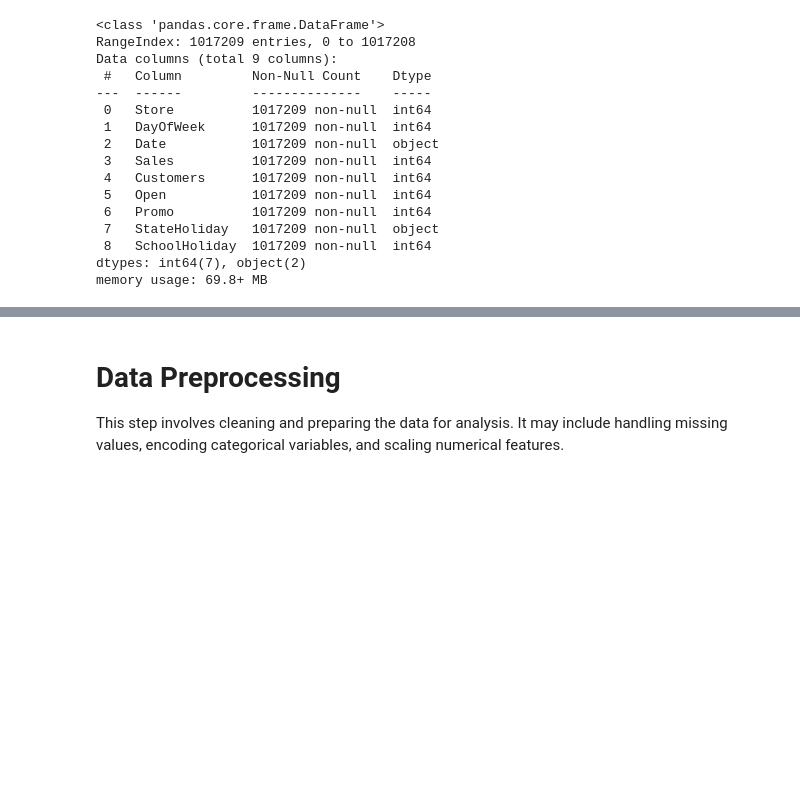
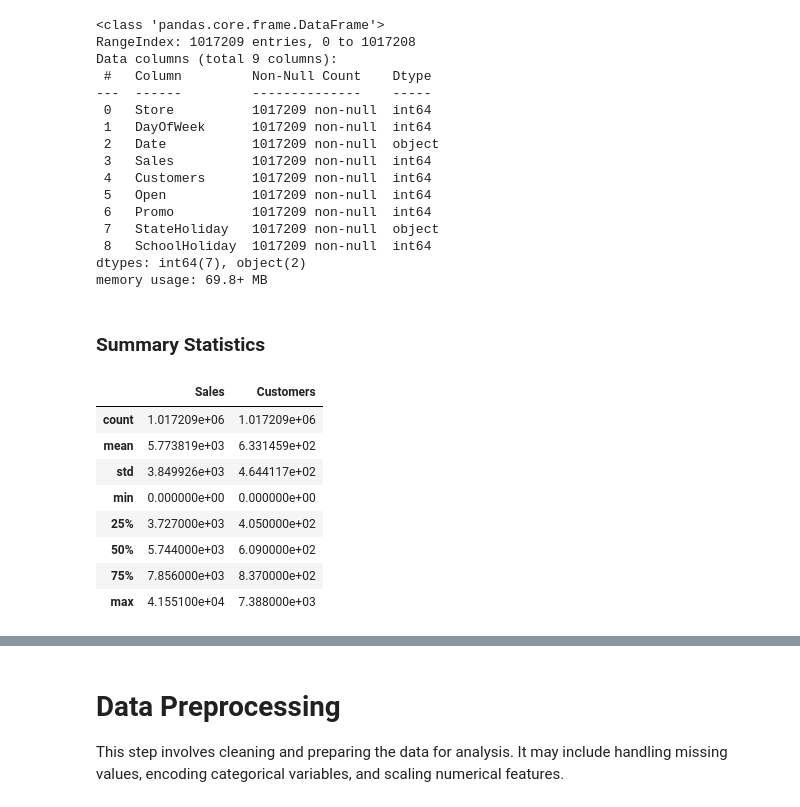
Before and after one commit to TheCamilovisk/RossmannSalesForecasting, a Jupyter notebook: Rossmann_Sales_Forecasting.ipynb, the cells around one changed output, grey strips where cells are left out. Saved outputs shown, nothing was run; the diff lists cells and outputs as text; code cells hidden in the pictures; blank space fills up the shorter version.

Commit message:
Sales data summary statistics.

```diff
--- a/Rossmann_Sales_Forecasting.ipynb
+++ b/Rossmann_Sales_Forecasting.ipynb
@@ -226,8 +226,8 @@ Historical data including Sales
 # %% [markdown]
 ### Load the Sales Data
 # %%
-train_df = pd.read_csv("data/train.csv")
-train_df
+sales_df = pd.read_csv("data/train.csv")
+sales_df
 # %% [output]
 |  | Store | DayOfWeek | Date | Sales | Customers | Open | Promo | StateHoliday | SchoolHoliday |
 | 0 | 1 | 5 | 2015-07-31 | 5263 | 555 | 1 | 1 | 0 | 1 |
@@ -267,3 +267,17 @@ Data columns (total 9 columns):
  8   SchoolHoliday  1017209 non-null  int64
 dtypes: int64(7), object(2)
 memory usage: 69.8+ MB
+# %% [markdown]
+### Summary Statistics
+# %%
+sales_df[["Sales", "Customers"]].describe()
+# %% [output]
+|  | Sales | Customers |
+| count | 1.017209e+06 | 1.017209e+06 |
+| mean | 5.773819e+03 | 6.331459e+02 |
+| std | 3.849926e+03 | 4.644117e+02 |
+| min | 0.000000e+00 | 0.000000e+00 |
+| 25% | 3.727000e+03 | 4.050000e+02 |
+| 50% | 5.744000e+03 | 6.090000e+02 |
+| 75% | 7.856000e+03 | 8.370000e+02 |
+| max | 4.155100e+04 | 7.388000e+03 |
```
Also changed, not shown: parts of 3 cells of this notebook.
